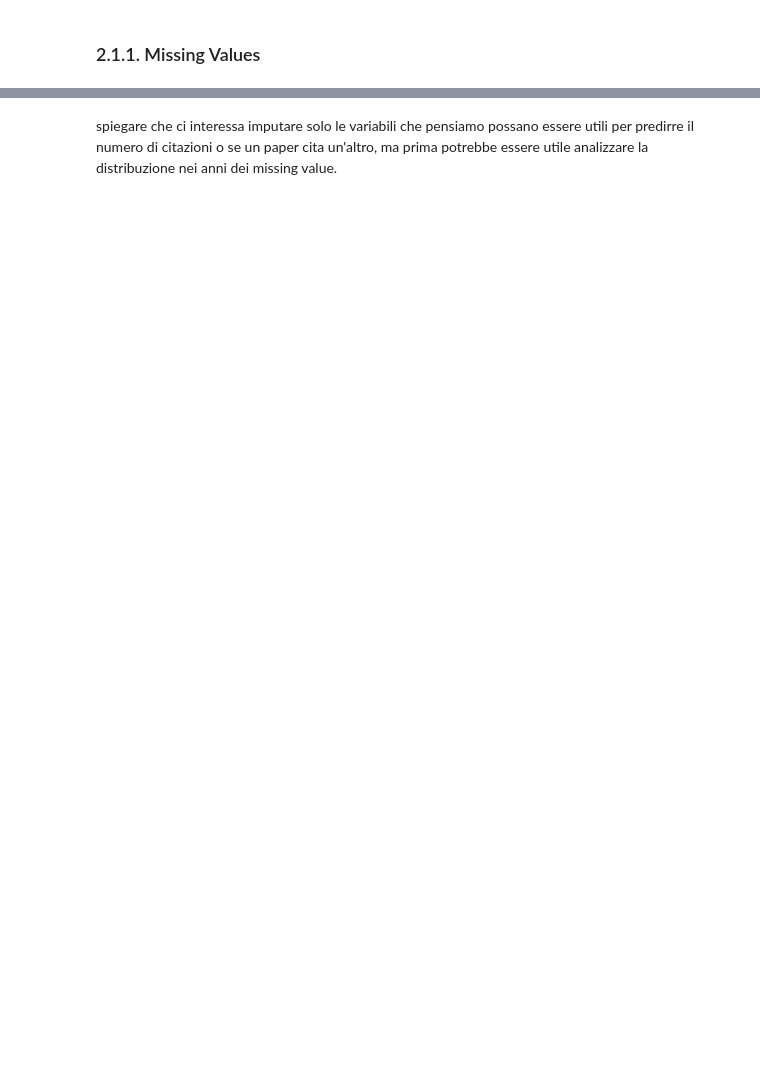
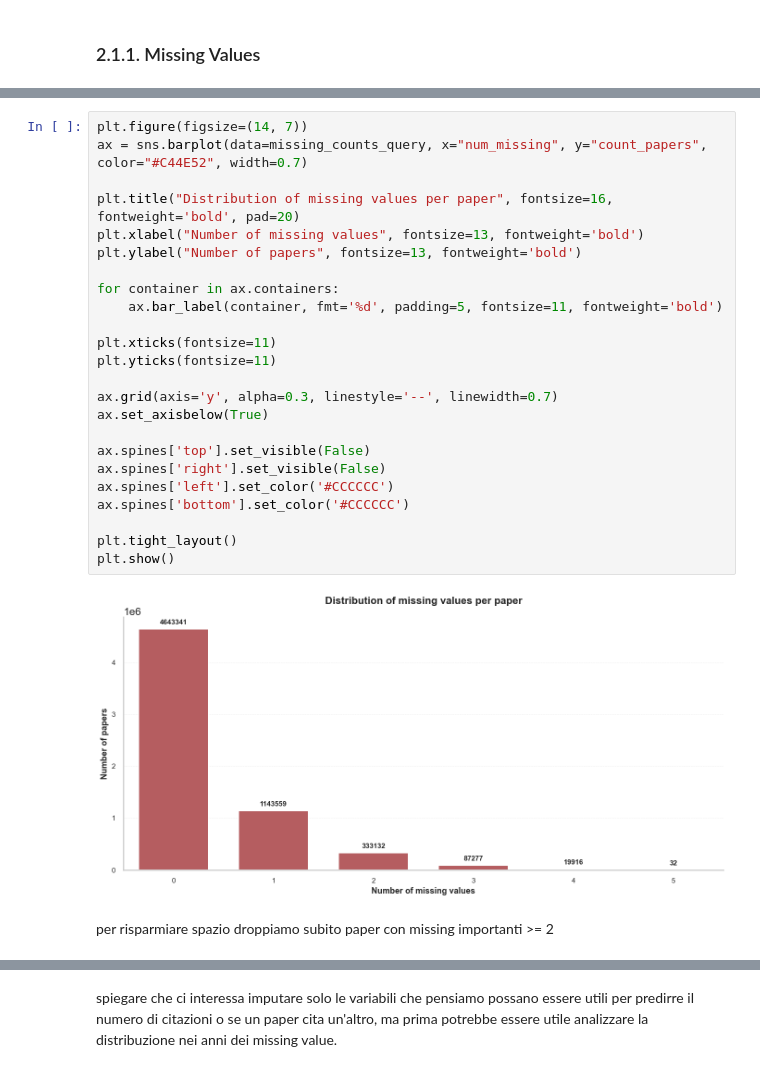
Before and after one commit to SergioFernandezDiz/Data-Projects-Hackathon_3-25-26, a Jupyter notebook: code.ipynb, the cells around one changed output, grey strips where cells are left out. Saved outputs shown, nothing was run; the diff lists cells and outputs as text; blank space fills up the shorter version.

```diff
--- a/code.ipynb
+++ b/code.ipynb
@@ -676,0 +1268,28 @@ WHERE year_int > 1990
+# %%
+plt.figure(figsize=(14, 7))
+ax = sns.barplot(data=missing_counts_query, x="num_missing", y="count_papers", color="#C44E52", width=0.7)
+
+plt.title("Distribution of missing values per paper", fontsize=16, fontweight='bold', pad=20)
+plt.xlabel("Number of missing values", fontsize=13, fontweight='bold')
+plt.ylabel("Number of papers", fontsize=13, fontweight='bold')
+
+for container in ax.containers:
+    ax.bar_label(container, fmt='%d', padding=5, fontsize=11, fontweight='bold')
+
+plt.xticks(fontsize=11)
+plt.yticks(fontsize=11)
+
+ax.grid(axis='y', alpha=0.3, linestyle='--', linewidth=0.7)
+ax.set_axisbelow(True)
+
+ax.spines['top'].set_visible(False)
+ax.spines['right'].set_visible(False)
+ax.spines['left'].set_color('#CCCCCC')
+ax.spines['bottom'].set_color('#CCCCCC')
+
+plt.tight_layout()
+plt.show()
+# %% [output]
+[figure, added]
+# %% [markdown]
+per risparmiare spazio droppiamo subito paper con missing importanti >= 2
```
Also changed, not shown: parts of 114 cells of this notebook, 2 other files.
